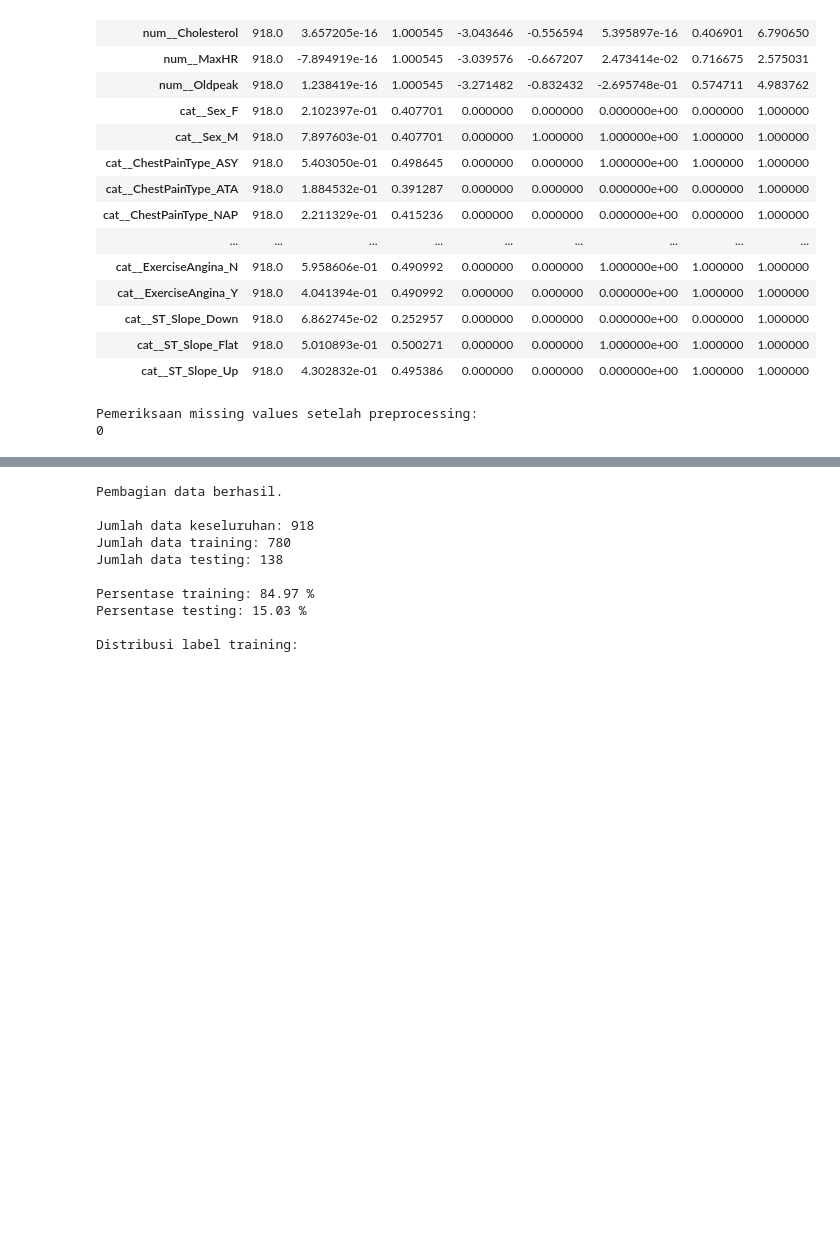
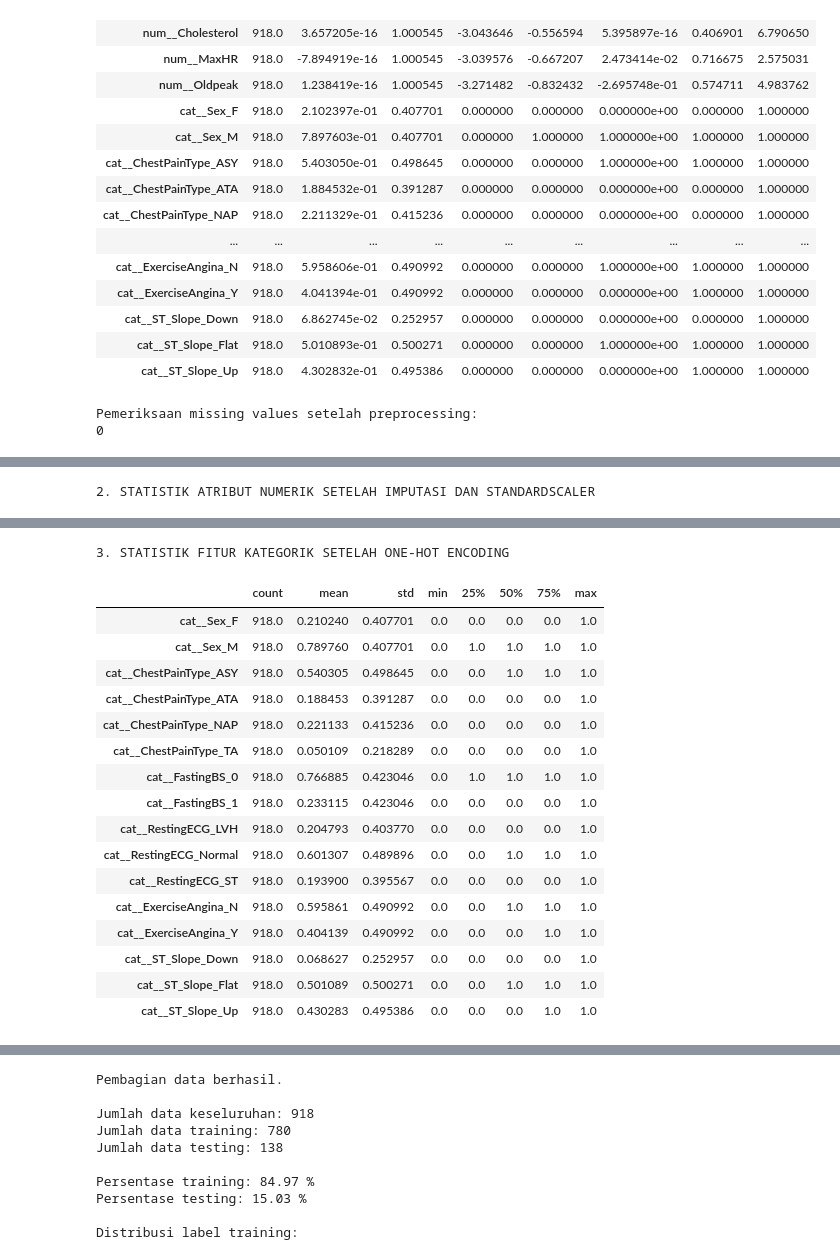
Before and after one commit to helenajemima/Kel1-Tugas-P6-Machine-Learning-2026-2027, a Jupyter notebook: Heart_Disease_Machine_Learning.ipynb, the cells around one changed output, grey strips where cells are left out. Saved outputs shown, nothing was run; the diff lists cells and outputs as text; code cells hidden in the pictures; blank space fills up the shorter version.

```diff
--- a/Heart_Disease_Machine_Learning.ipynb
+++ b/Heart_Disease_Machine_Learning.ipynb
@@ -181,20 +181,3 @@ Atribut numerik:
 
 Atribut kategorik:
 ['Sex', 'ChestPainType', 'FastingBS', 'RestingECG', 'ExerciseAngina', 'ST_Slope']
-# %%
-attribute_info = []
-
-for column in df.columns:
-
-    unique_values = df[column].dropna().unique()
-
-    attribute_info.append({
-        "Atribut": column,
-        "Tipe Data": str(df[column].dtype),
-        "Jumlah Nilai Unik": df[column].nunique(),
-        "Nilai Unik": sorted(unique_values.tolist(), key=str)
-    })
-
-attribute_info_df = pd.DataFrame(attribute_info)
-
-display(attribute_info_df)
@@ -418,0 +427,44 @@ STATISTIK SETELAH PREPROCESSING
+# %%
+numeric_before = df_clean[numeric_features].describe().T
+
+print("1. STATISTIK ATRIBUT NUMERIK SEBELUM PREPROCESSING")
+display(numeric_before)
+
+numeric_stats_pipeline = Pipeline(steps=[
+    ("imputer", SimpleImputer(strategy="mean")),
+    ("scaler", StandardScaler())
+])
+
+numeric_after_array = numeric_stats_pipeline.fit_transform(
+    df_clean[numeric_features]
+)
+
+numeric_after = pd.DataFrame(
+    numeric_after_array,
+    columns=numeric_features,
+    index=df_clean.index
+)
+
+numeric_after_stats = numeric_after.describe().T
+
+print("\n2. STATISTIK ATRIBUT NUMERIK SETELAH IMPUTASI DAN STANDARDSCALER")
+display(numeric_after_stats)
+
+categorical_encoded_columns = [
+    column for column in X_cluster.columns
+    if column.startswith("cat__")
+]
+
+categorical_after = X_cluster[categorical_encoded_columns]
+
+categorical_after_stats = categorical_after.describe().T
+
+print("\n3. STATISTIK FITUR KATEGORIK SETELAH ONE-HOT ENCODING")
+display(categorical_after_stats)
+
+print("\n4. PEMERIKSAAN MISSING VALUES SETELAH IMPUTASI")
+print(
+    "Jumlah missing values:",
+    numeric_after.isnull().sum().sum()
+)
+# %% [output]
@@ -418,0 +478 @@ STATISTIK SETELAH PREPROCESSING
+2. STATISTIK ATRIBUT NUMERIK SETELAH IMPUTASI DAN STANDARDSCALER
@@ -418,0 +485,18 @@ STATISTIK SETELAH PREPROCESSING
+3. STATISTIK FITUR KATEGORIK SETELAH ONE-HOT ENCODING
+|  | count | mean | std | min | 25% | 50% | 75% | max |
+| cat__Sex_F | 918.0 | 0.210240 | 0.407701 | 0.0 | 0.0 | 0.0 | 0.0 | 1.0 |
+| cat__Sex_M | 918.0 | 0.789760 | 0.407701 | 0.0 | 1.0 | 1.0 | 1.0 | 1.0 |
+| cat__ChestPainType_ASY | 918.0 | 0.540305 | 0.498645 | 0.0 | 0.0 | 1.0 | 1.0 | 1.0 |
+| cat__ChestPainType_ATA | 918.0 | 0.188453 | 0.391287 | 0.0 | 0.0 | 0.0 | 0.0 | 1.0 |
+| cat__ChestPainType_NAP | 918.0 | 0.221133 | 0.415236 | 0.0 | 0.0 | 0.0 | 0.0 | 1.0 |
+| cat__ChestPainType_TA | 918.0 | 0.050109 | 0.218289 | 0.0 | 0.0 | 0.0 | 0.0 | 1.0 |
+| cat__FastingBS_0 | 918.0 | 0.766885 | 0.423046 | 0.0 | 1.0 | 1.0 | 1.0 | 1.0 |
+| cat__FastingBS_1 | 918.0 | 0.233115 | 0.423046 | 0.0 | 0.0 | 0.0 | 0.0 | 1.0 |
+| cat__RestingECG_LVH | 918.0 | 0.204793 | 0.403770 | 0.0 | 0.0 | 0.0 | 0.0 | 1.0 |
+| cat__RestingECG_Normal | 918.0 | 0.601307 | 0.489896 | 0.0 | 0.0 | 1.0 | 1.0 | 1.0 |
+| cat__RestingECG_ST | 918.0 | 0.193900 | 0.395567 | 0.0 | 0.0 | 0.0 | 0.0 | 1.0 |
+| cat__ExerciseAngina_N | 918.0 | 0.595861 | 0.490992 | 0.0 | 0.0 | 1.0 | 1.0 | 1.0 |
+| cat__ExerciseAngina_Y | 918.0 | 0.404139 | 0.490992 | 0.0 | 0.0 | 0.0 | 1.0 | 1.0 |
+| cat__ST_Slope_Down | 918.0 | 0.068627 | 0.252957 | 0.0 | 0.0 | 0.0 | 0.0 | 1.0 |
+| cat__ST_Slope_Flat | 918.0 | 0.501089 | 0.500271 | 0.0 | 0.0 | 1.0 | 1.0 | 1.0 |
+| cat__ST_Slope_Up | 918.0 | 0.430283 | 0.495386 | 0.0 | 0.0 | 0.0 | 1.0 | 1.0 |
```
Also changed, not shown: parts of 4 cells of this notebook.
